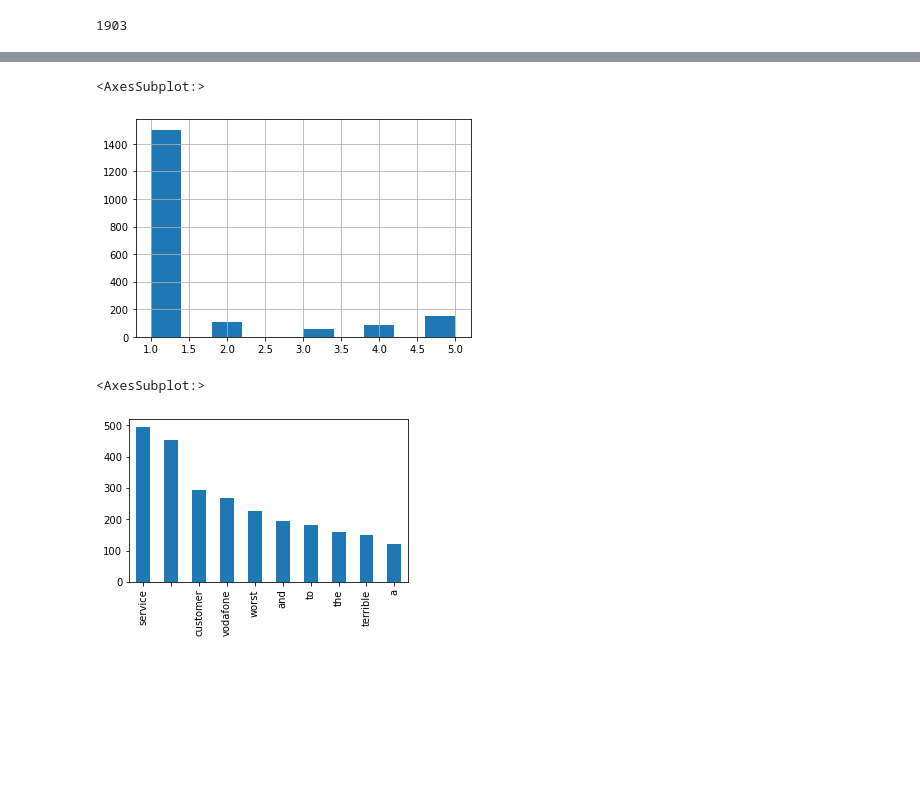
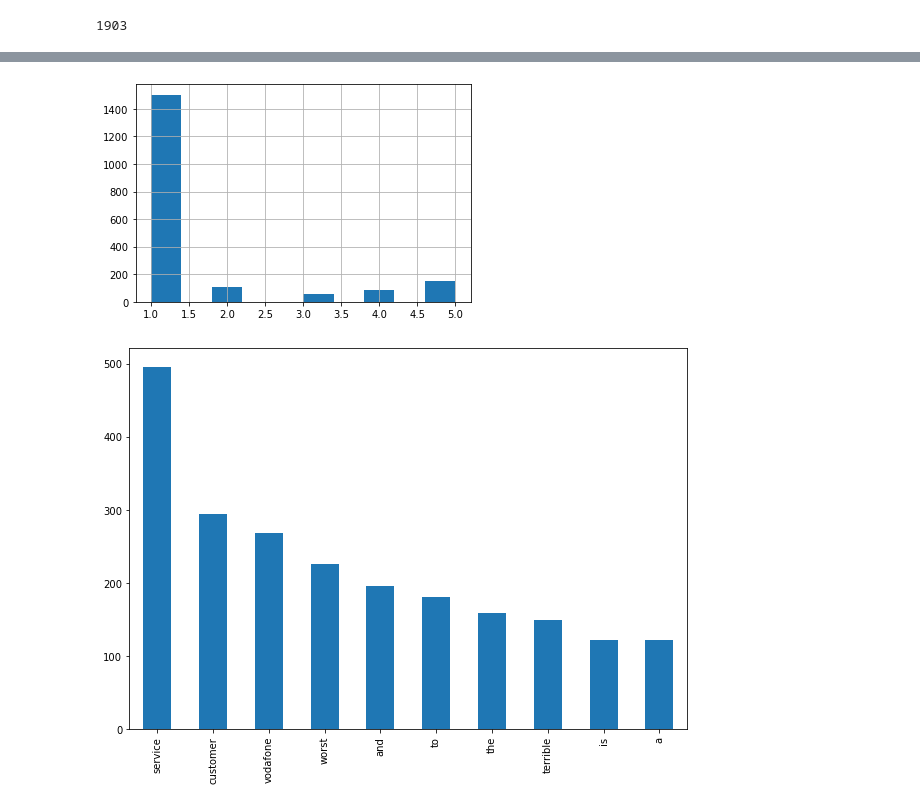
Before and after one commit to NikkiSarah/MA5853-54-Projects, a Jupyter notebook: DS Proj 1 HTML Miner.ipynb, the cells around one changed output, grey strips where cells are left out. Cells and saved outputs as stored; diff of their text form; code cells hidden in the pictures; blank space fills up the shorter version.

```diff
--- a/DS Proj 1 HTML Miner.ipynb
+++ b/DS Proj 1 HTML Miner.ipynb
@@ -7,12 +7,14 @@ import pandas as pd
 # Get_page_reviews function scrapes all reviews, titles, and scores
 # and returns a data frame containing the results across 3 columns
 
-def get_page_reviews(soup):
+def get_page_reviews(soup, start_id):
     # Initialise dataframe
-    review_df = pd.DataFrame(columns = ["title","review","score"])
+    review_df = pd.DataFrame(columns = ["review_id", "title","review","score"])
 
     # Return all review sections
     reviews = soup.find_all("div", {"class": "mb-0_wJE overflow-hidden_1pr card_12c card-full_1bA card-full-md_1Kd"})
+
+    review_id = start_id + 1
 
     # Scrape relevant data for each review
     for review in reviews:
@@ -32,12 +34,12 @@ def get_page_reviews(soup):
             else:
                 review_complete = review_start.text
 
-            review_df = review_df.append(pd.DataFrame([[title, review_complete, score]], columns = ["title","review","score"]))
-
-    return review_df
+            review_df = review_df.append(pd.DataFrame([[review_id, title, review_complete, score]], columns = ["review_id", "title","review","score"]))
+            review_id += 1
+    return review_df, review_id
 # %%
 # Create empty dataframe for vodafone reviews
-vodafone_reviews = pd.DataFrame(columns = ["title","review","score"])
+vodafone_reviews = pd.DataFrame(columns = ["review_id", "title","review","score"])
 
 #vodafone_reviews = pd.read_csv('vodafone_reviews.csv')
 # %%
@@ -53,8 +55,11 @@ file_list = [f for f in listdir(data_path) if isfile(join(data_path, f))]
 
 
 # loop through all vodafone review pages, and add reviews to vodafone_review dataframe
+
 for file in file_list:
 
+    # Set review id to 0
+    review_id = 0
 
     # load  and parse the next page of reviews
     try:
@@ -67,7 +72,7 @@ for file in file_list:
         soup = BeautifulSoup(page, 'html.parser')
 
         # get reviews on current page
-        cur_reviews = get_page_reviews(soup)
+        cur_reviews , review_id = get_page_reviews(soup, review_id)
 
 
         # Append reviews for current page
@@ -104,9 +125,8 @@ vodafone_reviews.to_csv ('vodafone_reviews.csv', index = None, header=True)
 
 vodafone_reviews['score'] = pd.to_numeric(vodafone_reviews['score'])
 
-vodafone_reviews['score'].hist()
+vodafone_reviews['score'].hist();
 # %% [output]
-<AxesSubplot:>
 [figure]
 # %%
 ### Set all text to lower case
@@ -116,25 +136,24 @@ vodafone_reviews['title'] = vodafone_reviews['title'].str.lower()
 # %%
 def strip_punct(word):
     word =  re.sub("[,\.;:\(\)\{\}\[\]!?\"\s\n]+", " ", word)
     word =  re.sub("\s+", " ", word)
     return word
 
 def list_of_words(df, column):
     word_frame = pd.DataFrame(columns = ["words"])
     for i in range(len(df)):
         words = strip_punct(df[column].iloc[i])
         words = words.split(" ")
         word_frame = word_frame.append(pd.DataFrame(words,columns = ["words"]))
 
     return word_frame
 
 
 
 
 word_frame = list_of_words(vodafone_reviews, "title")
 
-word_frame["words"].value_counts().head(10).plot(kind='bar',figsize=(5,3))
+word_frame.words[word_frame.words != ""].value_counts().head(10).plot(kind='bar',figsize=(10,7));
 # %% [output]
-<AxesSubplot:>
-[figure, old version]
+[figure, new version]
 # %%
```
Also changed, not shown: parts of 4 cells of this notebook, 2 other files.
